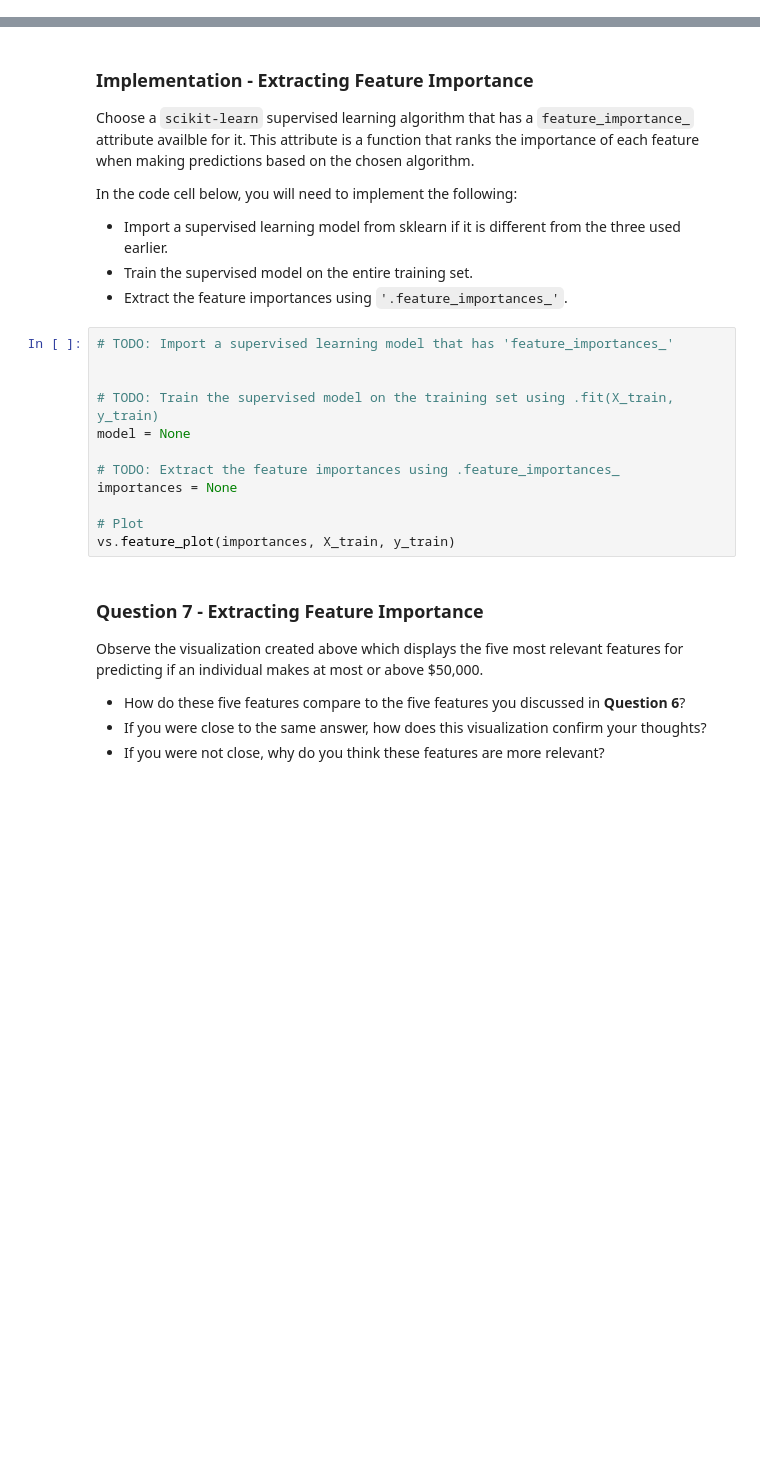
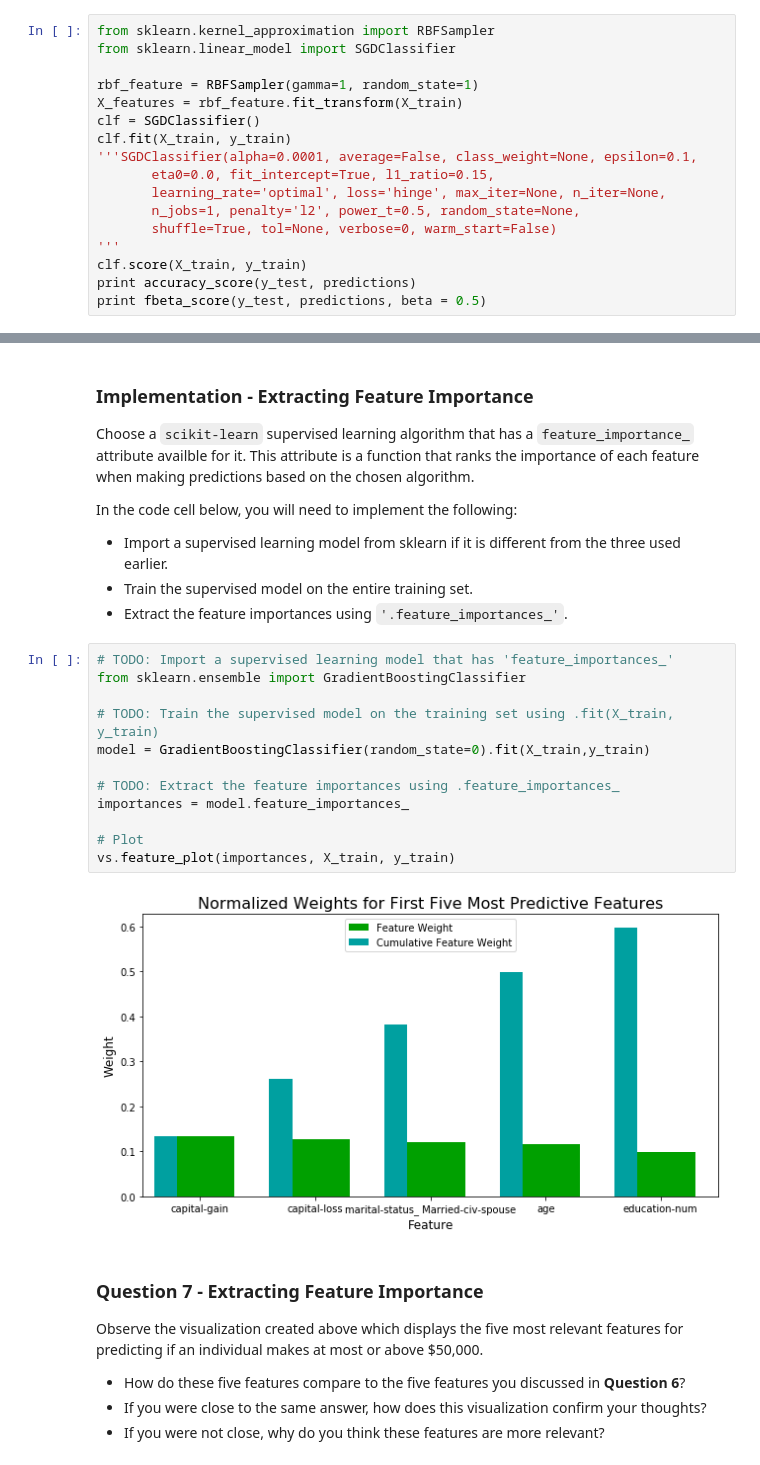
Before and after one commit to annalovesrobots/machine-learning, a Jupyter notebook: projects/finding_donors/finding_donors.ipynb, the cells around one changed output, grey strips where cells are left out. Saved outputs shown, nothing was run; the diff lists cells and outputs as text; blank space fills up the shorter version.

```diff
--- a/projects/finding_donors/finding_donors.ipynb
+++ b/projects/finding_donors/finding_donors.ipynb
@@ -657,0 +746,17 @@ print "Final F-score on the testing data: {:.4f}".format(fbeta_score(y_test, bes
+# %%
+from sklearn.kernel_approximation import RBFSampler
+from sklearn.linear_model import SGDClassifier
+
+rbf_feature = RBFSampler(gamma=1, random_state=1)
+X_features = rbf_feature.fit_transform(X_train)
+clf = SGDClassifier()
+clf.fit(X_train, y_train)
+'''SGDClassifier(alpha=0.0001, average=False, class_weight=None, epsilon=0.1,
+       eta0=0.0, fit_intercept=True, l1_ratio=0.15,
+       learning_rate='optimal', loss='hinge', max_iter=None, n_iter=None,
+       n_jobs=1, penalty='l2', power_t=0.5, random_state=None,
+       shuffle=True, tol=None, verbose=0, warm_start=False)
+'''
+clf.score(X_train, y_train)
+print accuracy_score(y_test, predictions)
+print fbeta_score(y_test, predictions, beta = 0.5)
@@ -694,16 +818,18 @@ In the code cell below, you will need to implement the following:
  - Extract the feature importances using `'.feature_importances_'`.
 # %%
 # TODO: Import a supervised learning model that has 'feature_importances_'
-
+from sklearn.ensemble import GradientBoostingClassifier
 
 # TODO: Train the supervised model on the training set using .fit(X_train, y_train)
-model = None
+model = GradientBoostingClassifier(random_state=0).fit(X_train,y_train)
 
 # TODO: Extract the feature importances using .feature_importances_
-importances = None
+importances = model.feature_importances_
 
 # Plot
 vs.feature_plot(importances, X_train, y_train)
+# %% [output]
+[figure, added]
 # %% [markdown]
 ### Question 7 - Extracting Feature Importance
 
```
Also changed, not shown: parts of 16 cells of this notebook.
